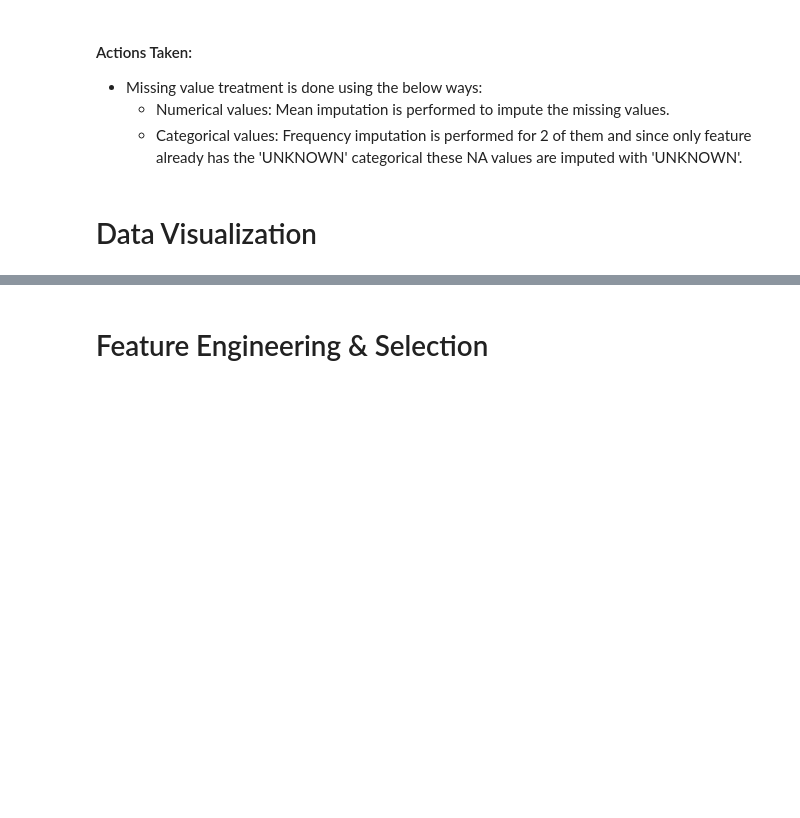
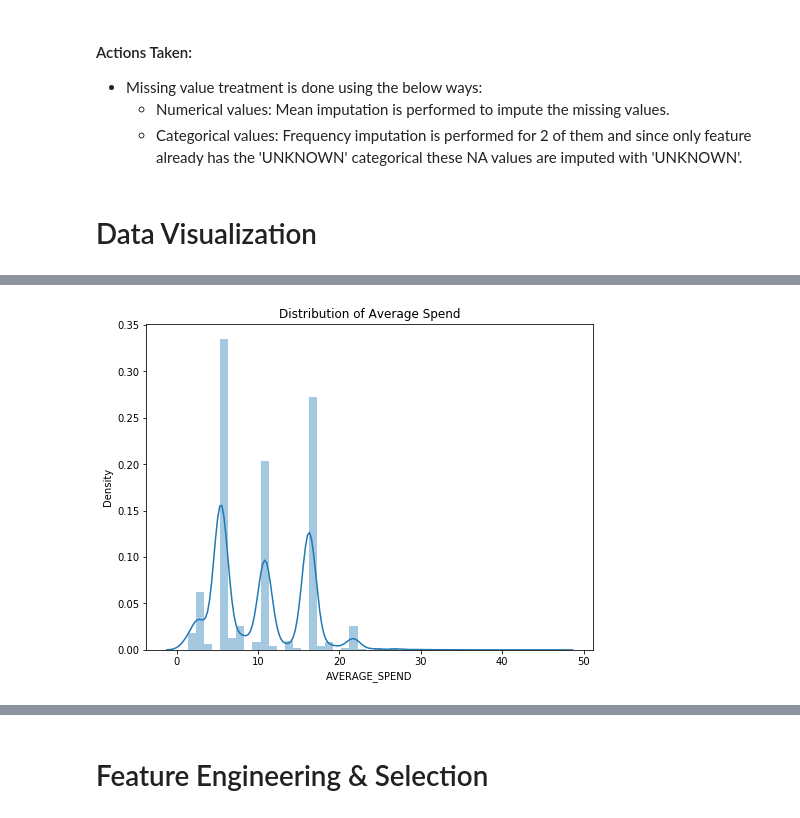
Before and after one commit to rameshs-data/Customer_Upgrade_Prediction, a Jupyter notebook: CustomerUpgradePrediction.ipynb, the cells around one changed output, grey strips where cells are left out. Cells and saved outputs as stored; diff of their text form; code cells hidden in the pictures; blank space fills up the shorter version.

```diff
--- a/CustomerUpgradePrediction.ipynb
+++ b/CustomerUpgradePrediction.ipynb
@@ -280,13 +280,11 @@ AUTO_TOPUP             50
 dtype: int64
 # %% [markdown]
 ### Handling nominal categorical columns with missing data
-# %%
-data['VOICE_OFFNET_DUR_L3M'] = data['VOICE_OFFNET_DUR_L3M'].str.strip()
-data['VOICE_OFFNET_DUR_L3M'] = data['VOICE_OFFNET_DUR_L3M'].str.replace(',','',regex=True)
-data['VOICE_OFFNET_DUR_L3M'] = data['VOICE_OFFNET_DUR_L3M'].apply(pd.to_numeric)
-data['SMS_OFFNET_CNT_L3M'] = data['SMS_OFFNET_CNT_L3M'].str.strip()
-data['SMS_OFFNET_CNT_L3M'] = data['SMS_OFFNET_CNT_L3M'].str.replace(',','',regex=True)
-data['SMS_OFFNET_CNT_L3M'] = data['SMS_OFFNET_CNT_L3M'].apply(pd.to_numeric)
+# %%
+for col in ['VOICE_OFFNET_DUR_L3M', 'SMS_OFFNET_CNT_L3M']:
+    data[col] = data[col].str.strip()
+    data[col] = data[col].str.replace(',','',regex=True)
+    data[col] = data[col].apply(pd.to_numeric)
 # %% [markdown]
 ### Handling categorical columns with missing data
 # %%
@@ -328,0 +336,6 @@ data[num_cols].hist(figsize=(12, 10), color='darkblue');
+# %%
+plt.figure(figsize=(8,6))
+plt.title("Distribution of Average Spend")
+sns.distplot(data['AVERAGE_SPEND']);
+# %% [output]
+[figure, added]
```
Also changed, not shown: parts of 18 cells of this notebook.
